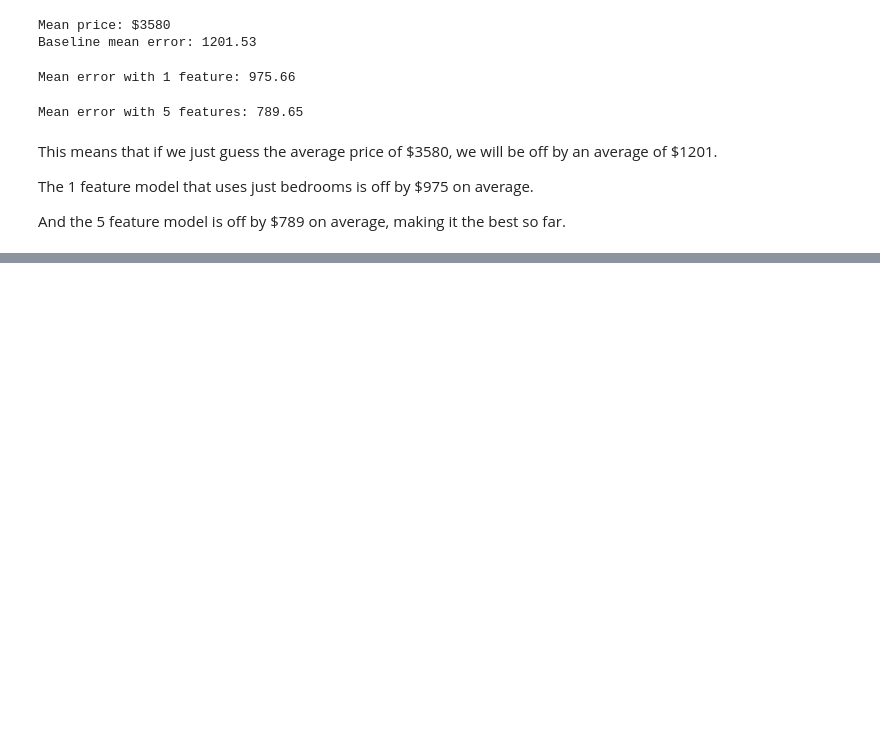
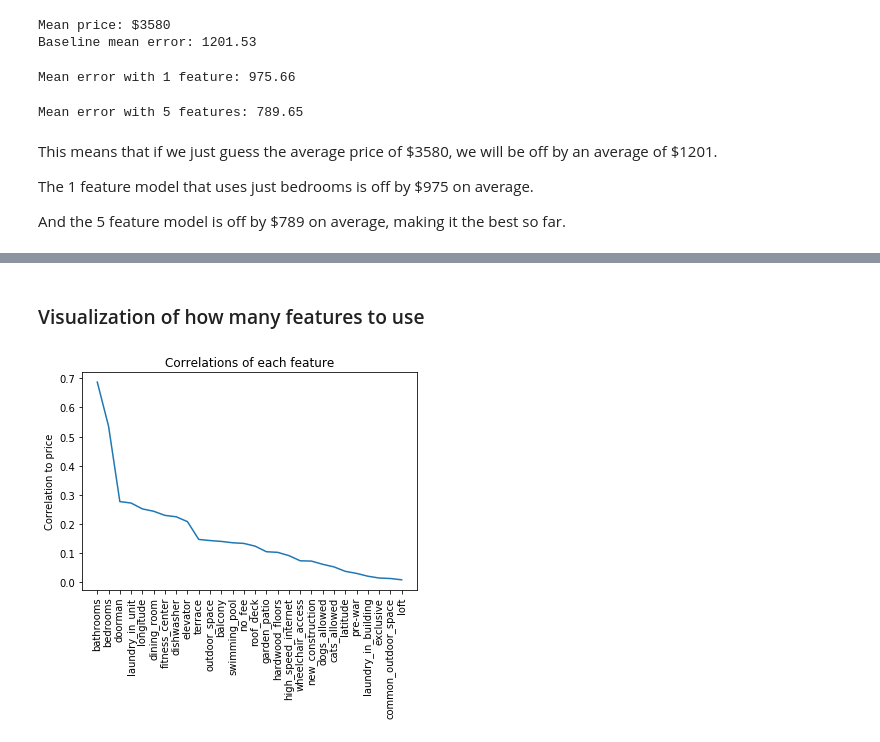
Before and after one commit to jonDuke/DS-Unit-2-Linear-Models, a Jupyter notebook: module1-regression-1/LS_DS_211_assignment.ipynb, the cells around one changed output, grey strips where cells are left out. Cells and saved outputs as stored; diff of their text form; code cells hidden in the pictures; blank space fills up the shorter version.

Commit message:
Added visualization of error per number of features

```diff
--- a/module1-regression-1/LS_DS_211_assignment.ipynb
+++ b/module1-regression-1/LS_DS_211_assignment.ipynb
@@ -237,0 +266,2 @@ And the 5 feature model is off by $789 on average, making it the best so far.
+# %% [markdown]
+### Visualization of how many features to use
@@ -237,0 +275,7 @@ And the 5 feature model is off by $789 on average, making it the best so far.
+# %%
+plt.plot(df.corr()['price'].abs().drop('price').sort_values(ascending=False))
+plt.title('Correlations of each feature')
+plt.ylabel('Correlation to price')
+plt.xticks(rotation=90);
+# %% [output]
+[figure, added]
```
Also changed, not shown: parts of 7 cells of this notebook.
